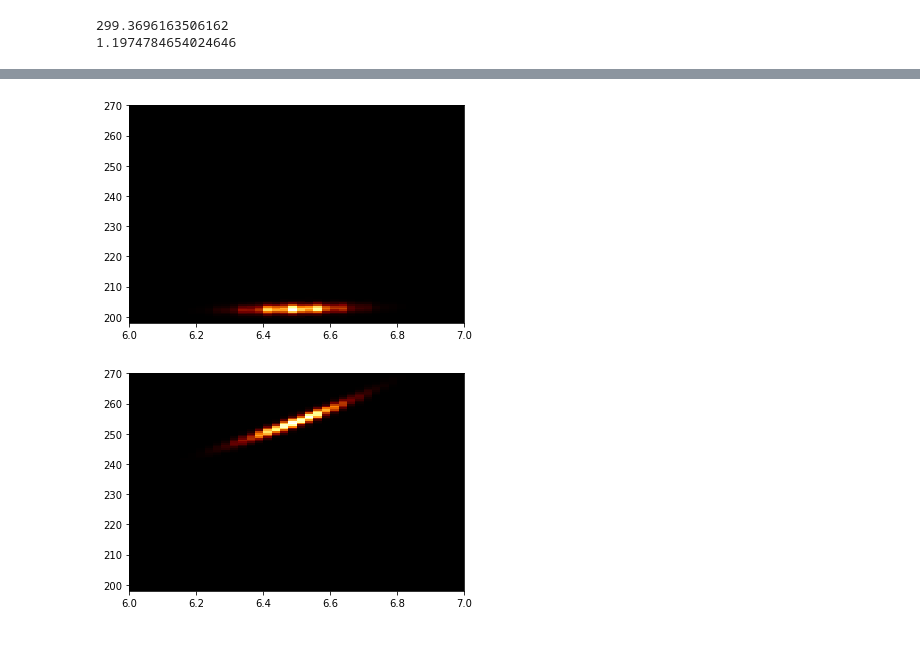
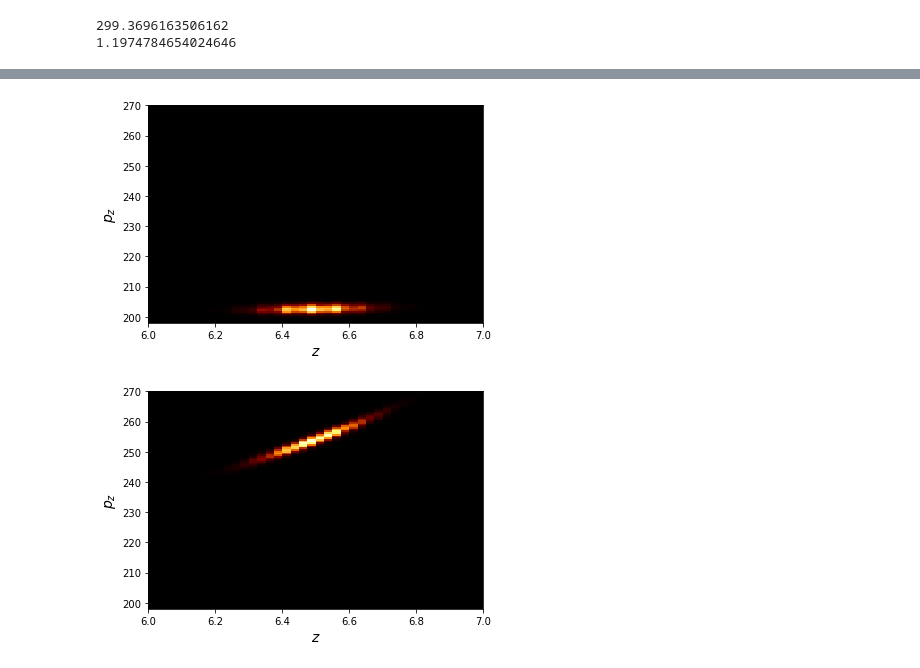
Before and after one commit to viktoriiazakharova/QSA_PWFA, a Jupyter notebook: example/sim_test_multistep.ipynb, the cells around one changed output, grey strips where cells are left out. Drawn from its saved outputs; the diff is of its cells as text; code cells hidden in the pictures.

```diff
--- a/example/sim_test_multistep.ipynb
+++ b/example/sim_test_multistep.ipynb
@@ -130,4 +129,6 @@ for outout in sim.diagnostics[-1].outputs:
     plt.figure()
     plt.hist2d(pr, r, weights=w, bins=(128, 40),
               range=[[-4,4],[0,0.4]], cmap=plt.cm.afmhot_r);
+    plt.xlabel(r'$p_r$', size=14)
+    plt.ylabel(r'$r$', size=14)
 # %% [output]
@@ -147,14 +148,16 @@ for outout in sim.diagnostics[-1].outputs:
 # %%
 for outout in np.array(sim.diagnostics[-1].outputs)[[0,-1]]:
 
     z, pz, w = outout['xi'].flatten(), \
         outout['p_z'].flatten(), \
         outout['dQ'].flatten()
 
     plt.figure()
     plt.hist2d(z, pz, weights=w, bins=(40, 128),
                range=[[6,7],[198,270]],
                cmap=plt.cm.afmhot_r );
+    plt.xlabel(r'$z$', size=14)
+    plt.ylabel(r'$p_z$', size=14)
 # %% [output]
-[figure, old version]
+[figure, new version]
-[figure, old version]
+[figure, new version]
```
Also changed, not shown: parts of 4 cells of this notebook, 3 other files.
